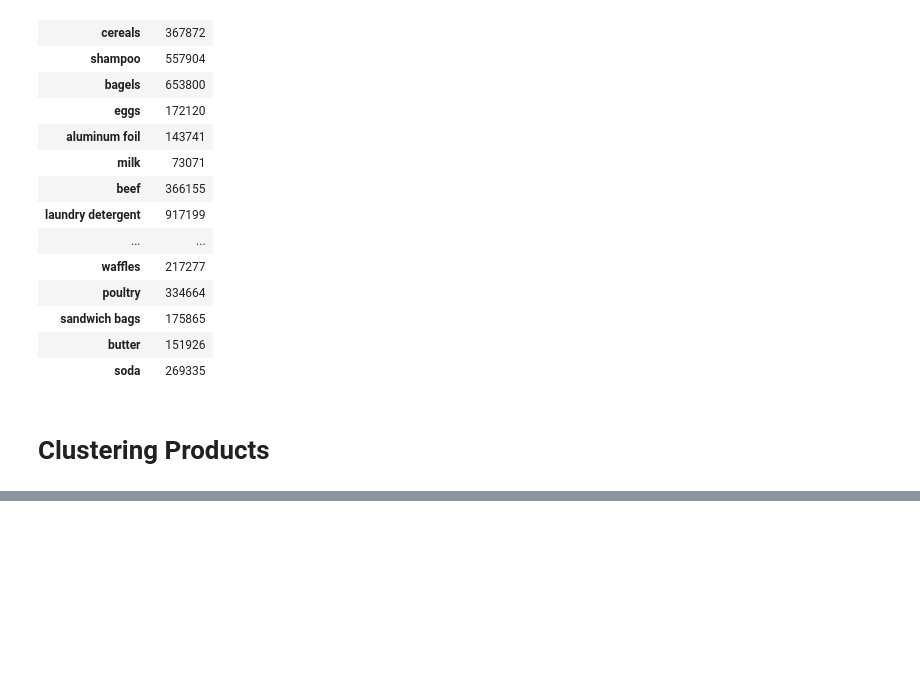
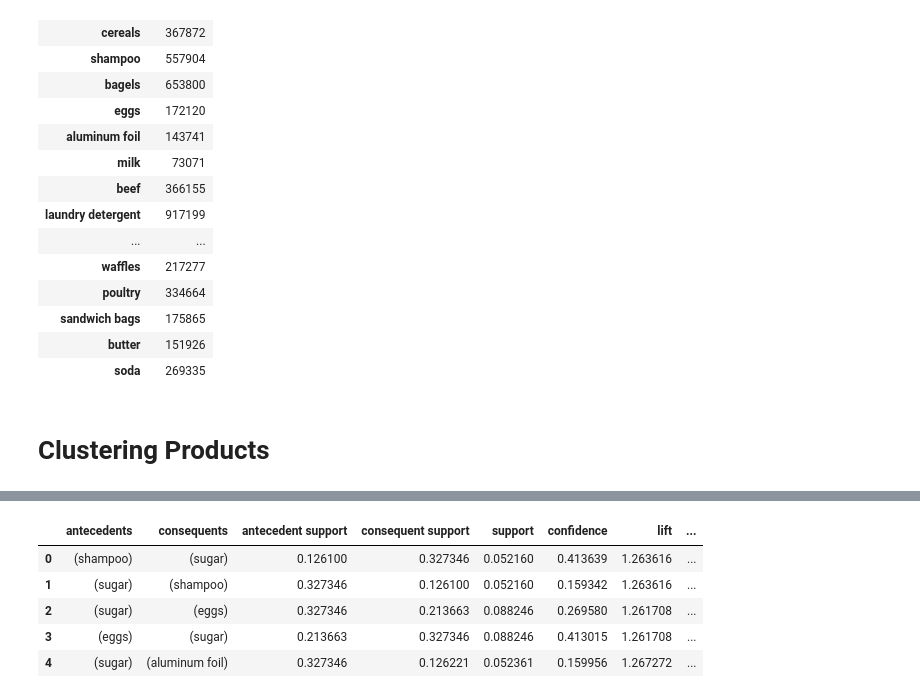
Before and after one commit to bundickm/Data-Masked-Case-Studies, a Jupyter notebook: 09. Purchase_History_and_Market_Basket_Analysis.ipynb, the cells around one changed output, grey strips where cells are left out. Saved outputs shown, nothing was run; the diff lists cells and outputs as text; code cells hidden in the pictures; blank space fills up the shorter version.

```diff
--- a/09. Purchase_History_and_Market_Basket_Analysis.ipynb
+++ b/09. Purchase_History_and_Market_Basket_Analysis.ipynb
@@ -245,0 +316,18 @@ unique_groups
+# %%
+# Use apriori to get our rulesets
+frequent_itemsets = apriori(encoded_purchases, min_support=0.05,
+                            use_colnames=True)
+rules = association_rules(frequent_itemsets, metric="lift", min_threshold=1.25)
+
+# Add features so we can filter on number of items in a rule
+rules["antecedent_len"] = rules["antecedents"].apply(lambda x: len(x))
+rules["consequent_len"] = rules["consequents"].apply(lambda x: len(x))
+
+rules.head()
+# %% [output]
+|  | antecedents | consequents | antecedent support | consequent support | support | confidence | lift | ... |
+| 0 | (shampoo) | (sugar) | 0.126100 | 0.327346 | 0.052160 | 0.413639 | 1.263616 | ... |
+| 1 | (sugar) | (shampoo) | 0.327346 | 0.126100 | 0.052160 | 0.159342 | 1.263616 | ... |
+| 2 | (sugar) | (eggs) | 0.327346 | 0.213663 | 0.088246 | 0.269580 | 1.261708 | ... |
+| 3 | (eggs) | (sugar) | 0.213663 | 0.327346 | 0.088246 | 0.413015 | 1.261708 | ... |
+| 4 | (sugar) | (aluminum foil) | 0.327346 | 0.126221 | 0.052361 | 0.159956 | 1.267272 | ... |
```
Also changed, not shown: parts of 27 cells of this notebook.
